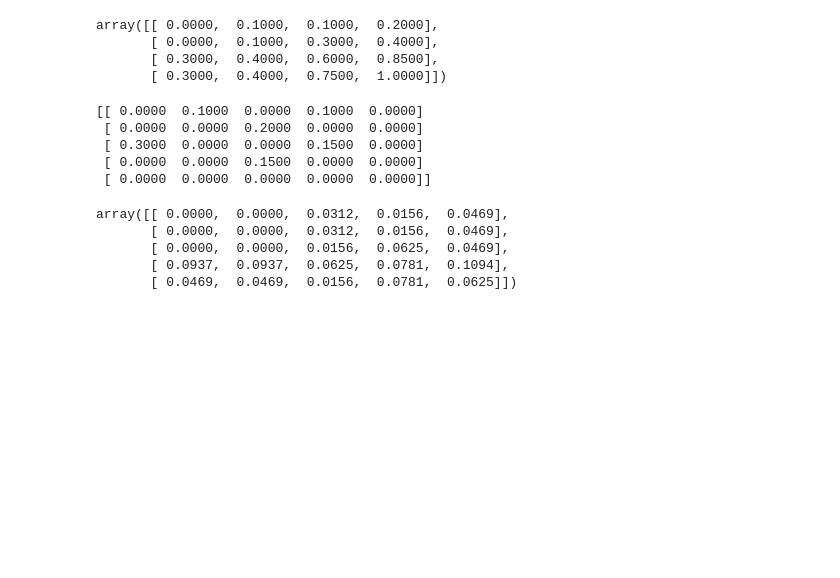
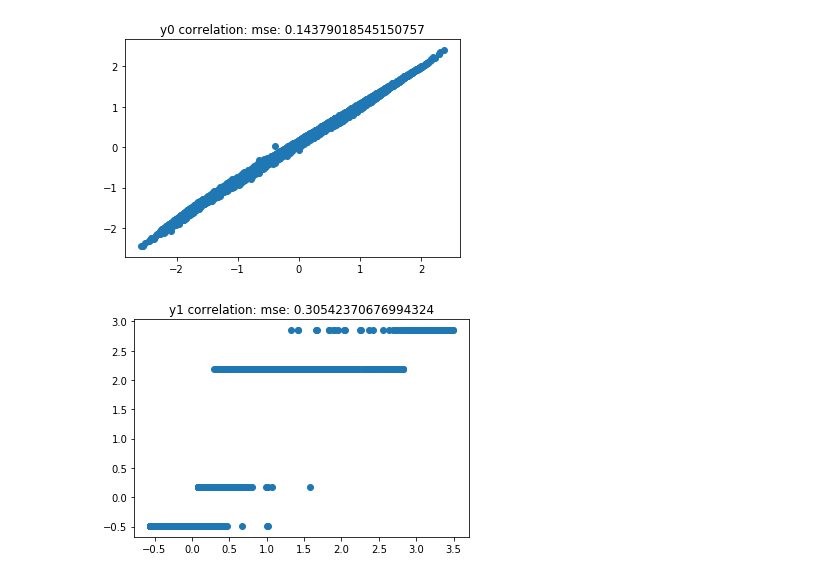
Before and after one commit to spencebeecher/Notebooks, a Jupyter notebook: db_nn/Untitled.ipynb, the cells around one changed output. Saved outputs shown, nothing was run; the diff lists cells and outputs as text; code cells hidden in the pictures; blank space fills up the shorter version.

```diff
--- a/db_nn/Untitled.ipynb
+++ b/db_nn/Untitled.ipynb
@@ -126,6 +157,8 @@ class ListModule(torch.nn.Module):
             ret.append(str(m))
         return 'List ' + ' '.join(ret)
 # %%
+# this is a pretty standard neural net with the exception that the output variable correspoinding to the CDF
+# is put though a sigmoid function to limit the range of possible values to (0,1).
 class NeuralNet(torch.nn.Module):
     def __init__(self, input_size, hidden_sizes, output_size,
                  activation=torch.nn.LeakyReLU, final_transform=None):
@@ -139,8 +172,6 @@ class NeuralNet(torch.nn.Module):
         self.output_size = output_size
         self.activation = activation()
         self.sigmoid = torch.nn.Sigmoid()
-
-        #self.drop =
 
         last_size = input_size
 
@@ -164,7 +195,7 @@ class NeuralNet(torch.nn.Module):
         layers.append(n)
 
         if final_transform:
-            layers.append(final_transform)
+            layers.append(final_transform())
 
         self.layers = ListModule(*layers)
 
@@ -177,7 +208,6 @@ class NeuralNet(torch.nn.Module):
         """
         x = self.layers(x)
         return torch.cat([
-            x[:,:-1],
-            self.sigmoid(x[:, -1:])
+            x[:,:-1], self.sigmoid(x[:,-1:])
         ], 1)
 # %%
@@ -312 +372,10 @@ sns.jointplot(x=f, y=f2, kind="hex")
+# %%
+for i in [0, 1]:
+    plt.scatter(test_pred[:10000, i], test_y[:10000, i].cpu().numpy())
+    mse = np.sqrt(((test_pred[:10000, i] - test_y[:10000, i].cpu().numpy())**2).mean())
+    plt.title(f'y{i} correlation: mse: {mse}')
+    plt.show()
+# %% [output]
+[figure, added]
+[figure, added]
 # %%
@@ -353,37 +418 @@ a = np.array([[0,0,0,0,0],
-# %%
-a[1:,1:]
-# %% [output]
-array([[ 0.0000,  0.1000,  0.1000,  0.2000],
-       [ 0.0000,  0.1000,  0.3000,  0.4000],
-       [ 0.3000,  0.4000,  0.6000,  0.8500],
-       [ 0.3000,  0.4000,  0.7500,  1.0000]])
-# %%
-b = a[1:,1:].copy()
-ret = np.zeros(a.shape)
-
-epsalon = 1/np.sum(b.shape) * 1/1000
-
-for i in range(0, b.shape[0]):
-    for j in range(0, b.shape[1]):
-        v = b[i,j]
-        if v > epsalon:
-
-            b[i:,j:] -= v
-
-            ret[i,j] = v
-print(ret)
-# %% [output]
-[[ 0.0000  0.1000  0.0000  0.1000  0.0000]
- [ 0.0000  0.0000  0.2000  0.0000  0.0000]
- [ 0.3000  0.0000  0.0000  0.1500  0.0000]
- [ 0.0000  0.0000  0.1500  0.0000  0.0000]
- [ 0.0000  0.0000  0.0000  0.0000  0.0000]]
-# %%
-cdf_to_pdf(a)[0]
-# %% [output]
-array([[ 0.0000,  0.0000,  0.0312,  0.0156,  0.0469],
-       [ 0.0000,  0.0000,  0.0312,  0.0156,  0.0469],
-       [ 0.0000,  0.0000,  0.0156,  0.0625,  0.0469],
-       [ 0.0937,  0.0937,  0.0625,  0.0781,  0.1094],
-       [ 0.0469,  0.0469,  0.0156,  0.0781,  0.0625]])
 # %%
```
Also changed, not shown: parts of 62 cells of this notebook.
